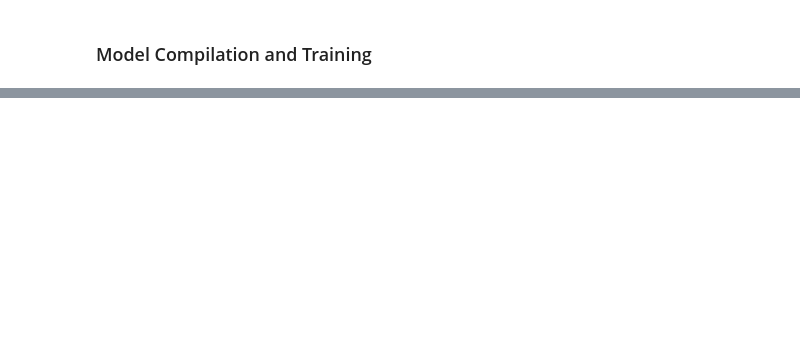
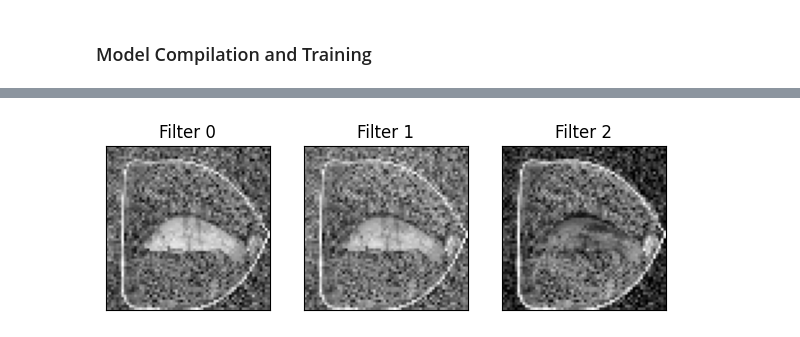
Before and after one commit to EricCui2005/imagenette, a Jupyter notebook: convolutional_neural_network.ipynb, the cells around one changed output, grey strips where cells are left out. Drawn from its saved outputs; the diff is of its cells as text; code cells hidden in the pictures; blank space fills up the shorter version.

```diff
--- a/convolutional_neural_network.ipynb
+++ b/convolutional_neural_network.ipynb
@@ -199,0 +223,33 @@ test_loss, test_acc = model.evaluate(test_images,  test_labels, verbose=2)
+# %%
+from tensorflow.keras.utils import load_img, img_to_array
+
+img_path = "/Users/ericcui/repos/imagenette/imagenette2-320/train/n01440764/ILSVRC2012_val_00007197.JPEG"
+def plot_feature_maps(feature_maps, square=8, figsize=(20, 20)):
+    """
+    Plot feature maps from a convolutional layer
+
+    Args:
+        feature_maps: numpy array of shape (1, height, width, n_filters)
+        square: number of feature maps per row/column
+        figsize: size of the figure
+    """
+    plt.figure(figsize=figsize)
+
+    for i in range(min(square * square, feature_maps.shape[-1])):
+        ax = plt.subplot(square, square, i + 1)
+        ax.set_xticks([])
+        ax.set_yticks([])
+        plt.imshow(feature_maps[0, :, :, i], cmap='gray')
+        plt.title(f'Filter {i}')
+
+    plt.tight_layout()
+    plt.show()
+
+# Use the function
+model_activations = Model(inputs=model.inputs, outputs=model.layers[0].output)
+img = load_img(img_path, target_size=(64, 64))
+img = img_to_array(img)
+img = img.reshape(1, 64, 64, 3)
+feature_maps = model_activations.predict(img)
+plot_feature_maps(feature_maps)
+# %% [output]
@@ -199,0 +257 @@ test_loss, test_acc = model.evaluate(test_images,  test_labels, verbose=2)
+[figure, added]
```
Also changed, not shown: parts of 10 cells of this notebook.
